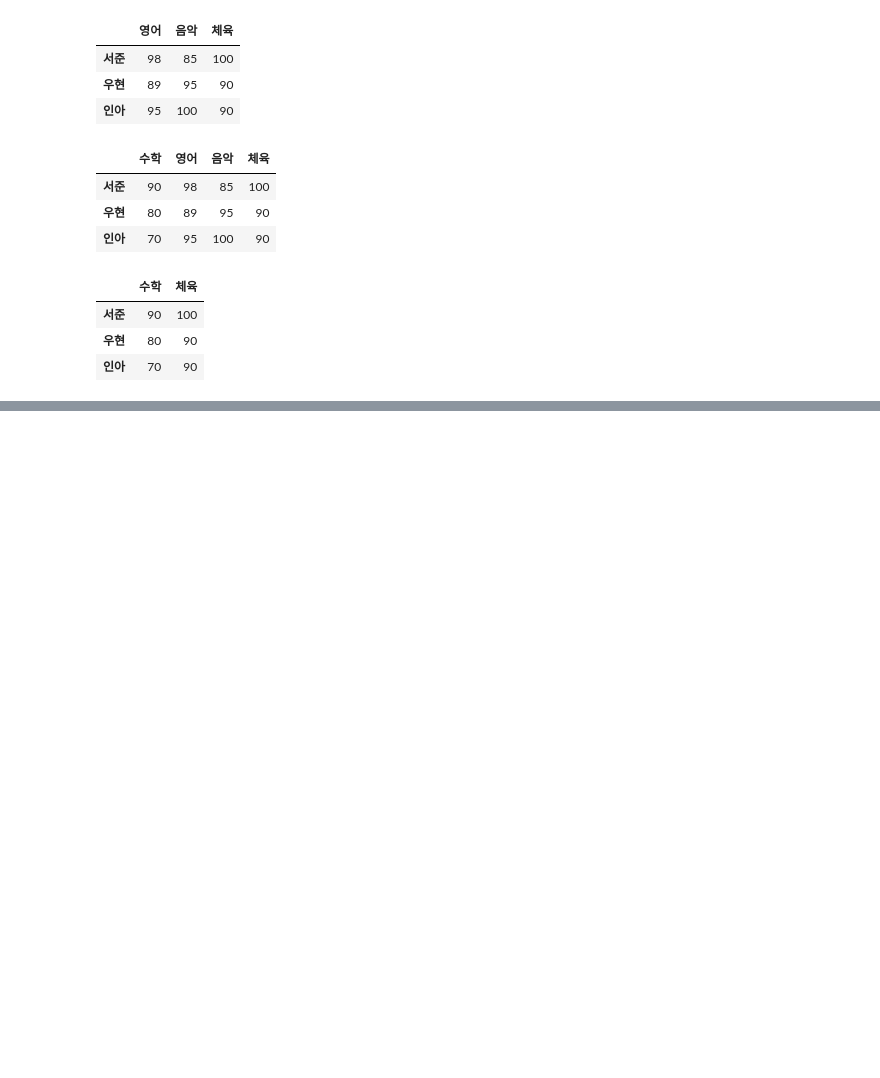
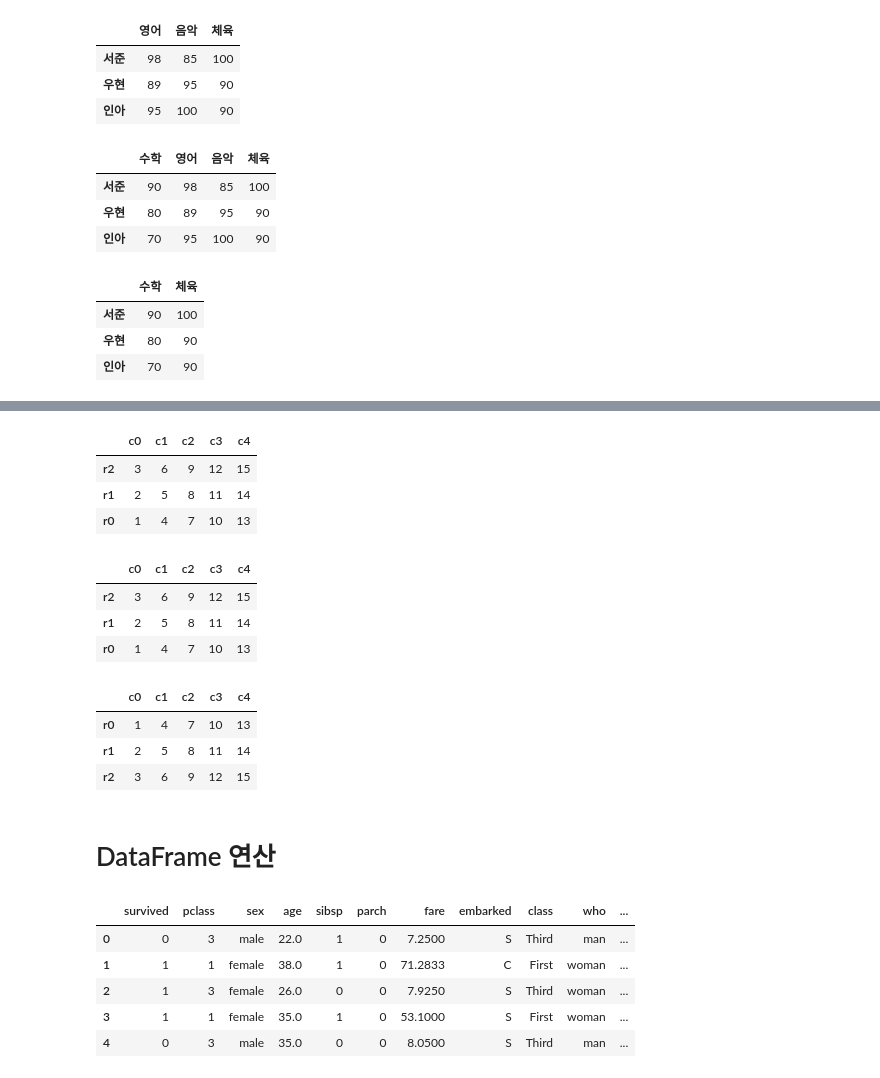
Before and after one commit to JeongYouYoung/Python_studty, a Jupyter notebook: 3.DataAnalysis/Note/03.Pandas.ipynb, the cells around one changed output, grey strips where cells are left out. Drawn from its saved outputs; the diff is of its cells as text; code cells hidden in the pictures; blank space fills up the shorter version.

Commit message:
Titanic

```diff
--- a/3.DataAnalysis/Note/03.Pandas.ipynb
+++ b/3.DataAnalysis/Note/03.Pandas.ipynb
@@ -196,0 +482,27 @@ df5
+# %%
+# 내림차순으로 행 인덱스 정렬(ascending=False)
+# 오름차순은 ascending=True 또는 안쓰면됨.
+df.sort_index(ascending=False)
+# %% [output]
+|  | c0 | c1 | c2 | c3 | c4 |
+| r2 | 3 | 6 | 9 | 12 | 15 |
+| r1 | 2 | 5 | 8 | 11 | 14 |
+| r0 | 1 | 4 | 7 | 10 | 13 |
+# %%
+# 내림차순 => c1컬럼
+# inplace=True 바로 적용으로 저장됨 그냥 확인용은 안써도 됨
+df.sort_values(by='c1',ascending=False)
+# %% [output]
+|  | c0 | c1 | c2 | c3 | c4 |
+| r2 | 3 | 6 | 9 | 12 | 15 |
+| r1 | 2 | 5 | 8 | 11 | 14 |
+| r0 | 1 | 4 | 7 | 10 | 13 |
+# %%
+df
+# %% [output]
+|  | c0 | c1 | c2 | c3 | c4 |
+| r0 | 1 | 4 | 7 | 10 | 13 |
+| r1 | 2 | 5 | 8 | 11 | 14 |
+| r2 | 3 | 6 | 9 | 12 | 15 |
+# %% [markdown]
+# DataFrame 연산
@@ -196,0 +513,10 @@ df5
+# %%
+titanic = sns.load_dataset('titanic')
+titanic.head()
+# %% [output]
+|  | survived | pclass | sex | age | sibsp | parch | fare | embarked | class | who | ... |
+| 0 | 0 | 3 | male | 22.0 | 1 | 0 | 7.2500 | S | Third | man | ... |
+| 1 | 1 | 1 | female | 38.0 | 1 | 0 | 71.2833 | C | First | woman | ... |
+| 2 | 1 | 3 | female | 26.0 | 0 | 0 | 7.9250 | S | Third | woman | ... |
+| 3 | 1 | 1 | female | 35.0 | 1 | 0 | 53.1000 | S | First | woman | ... |
+| 4 | 0 | 3 | male | 35.0 | 0 | 0 | 8.0500 | S | Third | man | ... |
```
Also changed, not shown: parts of 39 cells of this notebook, 11 other files.
